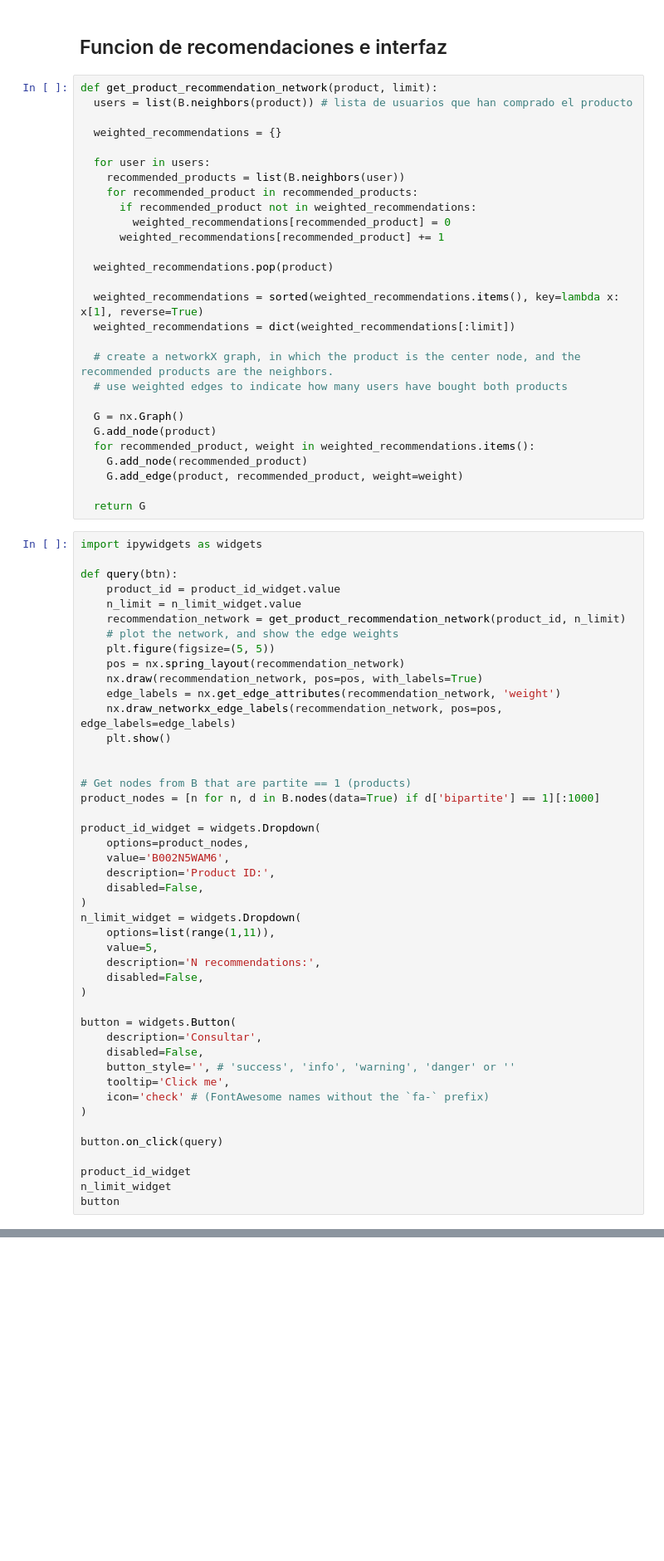
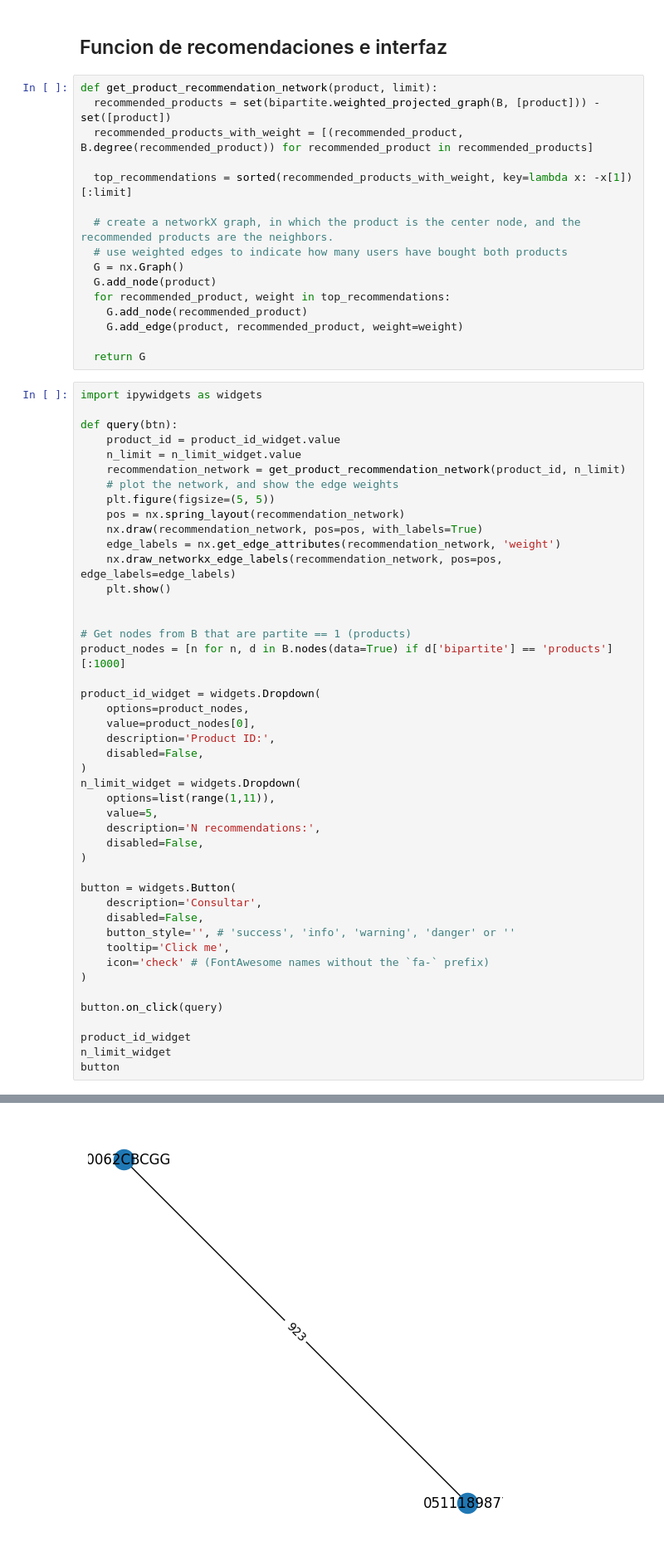
Before and after one commit to xjose97x/ia2_p1, a Jupyter notebook: ia2_p1.ipynb, the cells around one changed output, grey strips where cells are left out. Shown at 83% size. Saved outputs shown, nothing was run; the diff lists cells and outputs as text; blank space fills up the shorter version.

```diff
--- a/ia2_p1.ipynb
+++ b/ia2_p1.ipynb
@@ -163,28 +259,16 @@ plt.show()
 ## Funcion de recomendaciones e interfaz
 # %%
 def get_product_recommendation_network(product, limit):
-  users = list(B.neighbors(product)) # lista de usuarios que han comprado el producto
+  recommended_products = set(bipartite.weighted_projected_graph(B, [product])) - set([product])
+  recommended_products_with_weight = [(recommended_product, B.degree(recommended_product)) for recommended_product in recommended_products]
 
-  weighted_recommendations = {}
-
-  for user in users:
-    recommended_products = list(B.neighbors(user))
-    for recommended_product in recommended_products:
-      if recommended_product not in weighted_recommendations:
-        weighted_recommendations[recommended_product] = 0
-      weighted_recommendations[recommended_product] += 1
-
-  weighted_recommendations.pop(product)
-
-  weighted_recommendations = sorted(weighted_recommendations.items(), key=lambda x: x[1], reverse=True)
-  weighted_recommendations = dict(weighted_recommendations[:limit])
+  top_recommendations = sorted(recommended_products_with_weight, key=lambda x: -x[1])[:limit]
 
   # create a networkX graph, in which the product is the center node, and the recommended products are the neighbors.
   # use weighted edges to indicate how many users have bought both products
-
   G = nx.Graph()
   G.add_node(product)
-  for recommended_product, weight in weighted_recommendations.items():
+  for recommended_product, weight in top_recommendations:
     G.add_node(recommended_product)
     G.add_edge(product, recommended_product, weight=weight)
 
@@ -206,11 +290,11 @@ def query(btn):
 
 
 # Get nodes from B that are partite == 1 (products)
-product_nodes = [n for n, d in B.nodes(data=True) if d['bipartite'] == 1][:1000]
+product_nodes = [n for n, d in B.nodes(data=True) if d['bipartite'] == 'products'][:1000]
 
 product_id_widget = widgets.Dropdown(
     options=product_nodes,
-    value='B002N5WAM6',
+    value=product_nodes[0],
     description='Product ID:',
     disabled=False,
 )
@@ -234,3 +318,4 @@ button.on_click(query)
 product_id_widget
 n_limit_widget
 button
+# %% [output]
@@ -236,0 +325 @@ button
+[figure, added]
```
Also changed, not shown: parts of 16 cells of this notebook.
